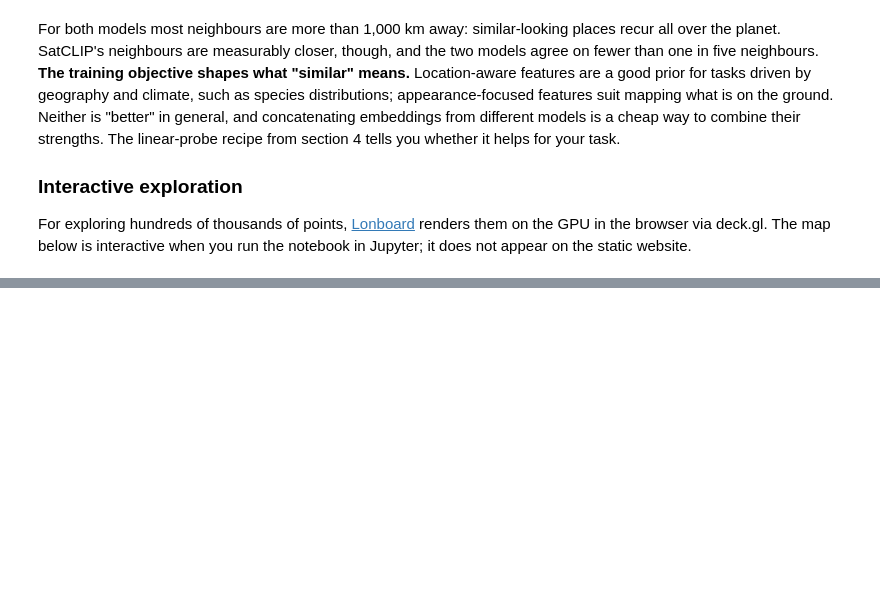
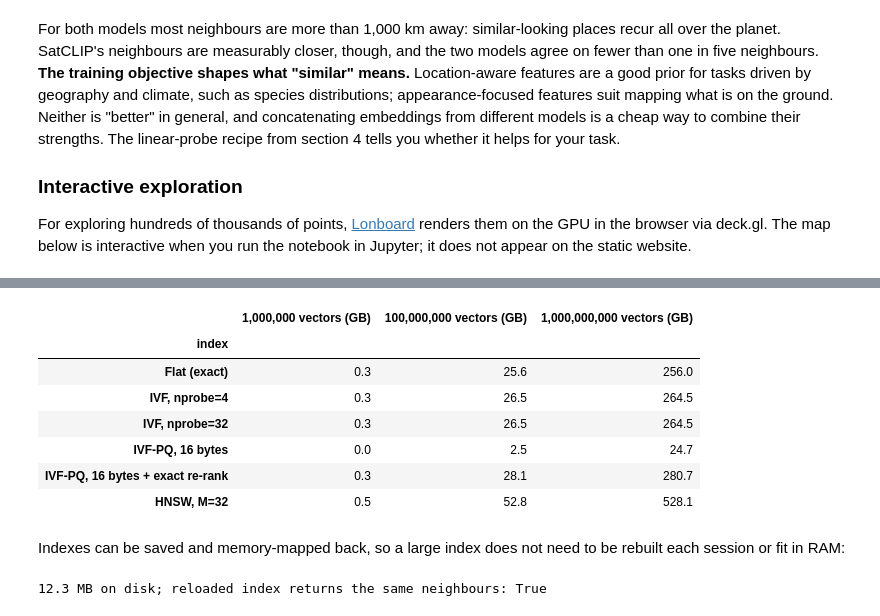
Before and after one commit to geo-embeddings/geo-embeddings-site, a Jupyter notebook: tutorials/geo_embeddings_02_analysis_and_fine_tuning.ipynb, the cells around one changed output, grey strips where cells are left out. Drawn from its saved outputs; the diff is of its cells as text; code cells hidden in the pictures; blank space fills up the shorter version.

```diff
--- a/tutorials/geo_embeddings_02_analysis_and_fine_tuning.ipynb
+++ b/tutorials/geo_embeddings_02_analysis_and_fine_tuning.ipynb
@@ -884,0 +988,24 @@ Map(layer)
+# %%
+per_vector = benchmark['memory (MB)'] * 1e6 / len(base)
+pd.DataFrame({f'{n:,} vectors': per_vector * n / 1e9 for n in [10**6, 10**8, 10**9]}).round(1).rename(
+    columns=lambda c: f'{c} (GB)')
+# %% [output]
+|  | 1,000,000 vectors (GB) | 100,000,000 vectors (GB) | 1,000,000,000 vectors (GB) |
+| index |  |  |  |
+| Flat (exact) | 0.3 | 25.6 | 256.0 |
+| IVF, nprobe=4 | 0.3 | 26.5 | 264.5 |
+| IVF, nprobe=32 | 0.3 | 26.5 | 264.5 |
+| IVF-PQ, 16 bytes | 0.0 | 2.5 | 24.7 |
+| IVF-PQ, 16 bytes + exact re-rank | 0.3 | 28.1 | 280.7 |
+| HNSW, M=32 | 0.5 | 52.8 | 528.1 |
+# %% [markdown]
+Indexes can be saved and memory-mapped back, so a large index does not need to be rebuilt each session or fit in RAM:
+# %%
+index_path = CACHE / 'almeria_ivfpq.faiss'
+faiss.write_index(pq, str(index_path))
+reloaded = faiss.read_index(str(index_path), faiss.IO_FLAG_MMAP)
+reloaded.nprobe = 32
+print(f'{index_path.stat().st_size / 1e6:.1f} MB on disk; reloaded index returns the same neighbours: '
+      f'{(reloaded.search(queries[:5], k)[1] == pq.search(queries[:5], k)[1]).all()}')
+# %% [output]
+12.3 MB on disk; reloaded index returns the same neighbours: True
```
Also changed, not shown: parts of 16 cells of this notebook, 3 other files.
